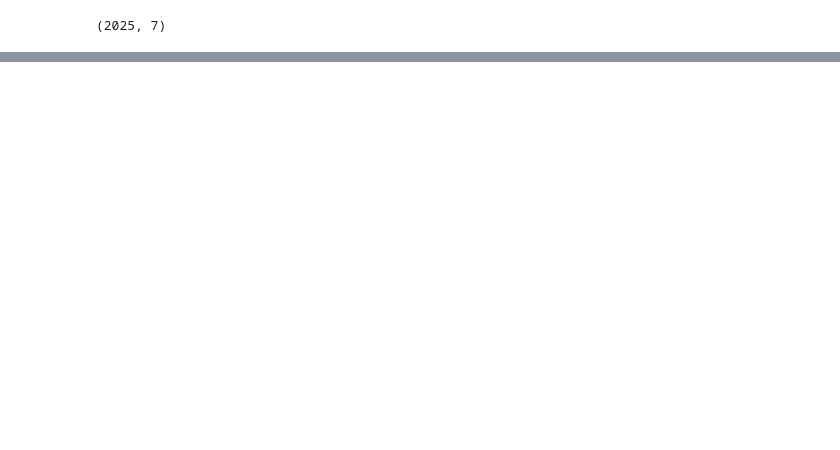
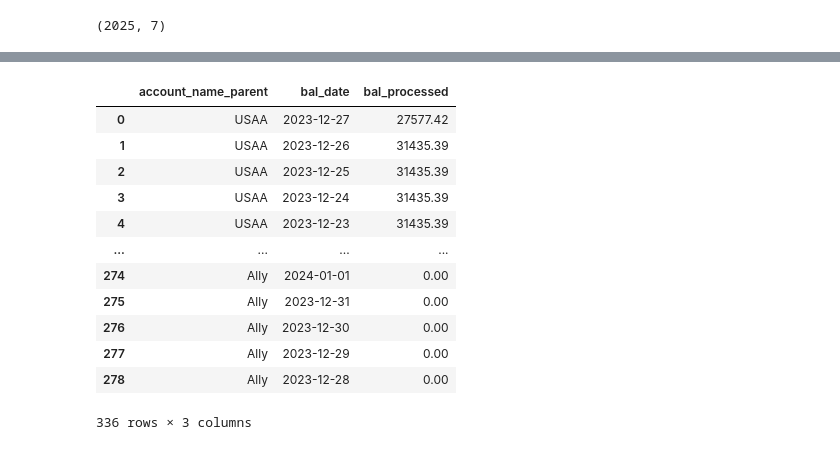
Before and after one commit to astaylor92/budget_sync, a Jupyter notebook: exploratory.ipynb, the cells around one changed output, grey strips where cells are left out. Drawn from its saved outputs; the diff is of its cells as text; code cells hidden in the pictures; blank space fills up the shorter version.

```diff
--- a/exploratory.ipynb
+++ b/exploratory.ipynb
@@ -75,0 +119,18 @@ cat_data = pd.read_csv("/Users/andrewtaylor/Google Drive/01-Banking_Ins/Budget_D
+# %%
+processed_bals = pd.read_parquet('/Users/andrewtaylor/Google Drive/01-Banking_Ins/Budget_Data/data/processed_balances.parquet')
+# %%
+processed_bals
+# %% [output]
+|  | account_name_parent | bal_date | bal_processed |
+| 0 | USAA | 2023-12-27 | 27577.42 |
+| 1 | USAA | 2023-12-26 | 31435.39 |
+| 2 | USAA | 2023-12-25 | 31435.39 |
+| 3 | USAA | 2023-12-24 | 31435.39 |
+| 4 | USAA | 2023-12-23 | 31435.39 |
+| ... | ... | ... | ... |
+| 274 | Ally | 2024-01-01 | 0.00 |
+| 275 | Ally | 2023-12-31 | 0.00 |
+| 276 | Ally | 2023-12-30 | 0.00 |
+| 277 | Ally | 2023-12-29 | 0.00 |
+| 278 | Ally | 2023-12-28 | 0.00 |
+336 rows × 3 columns
```
Also changed, not shown: parts of 5 cells of this notebook, 3 other files.
